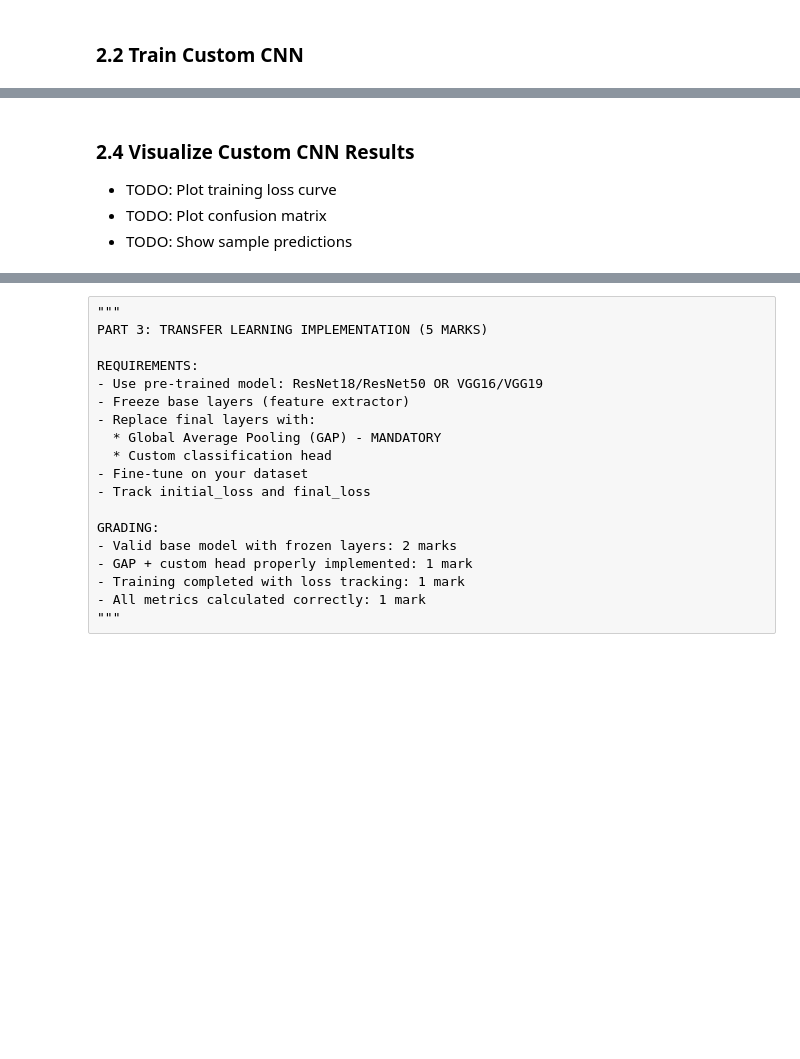
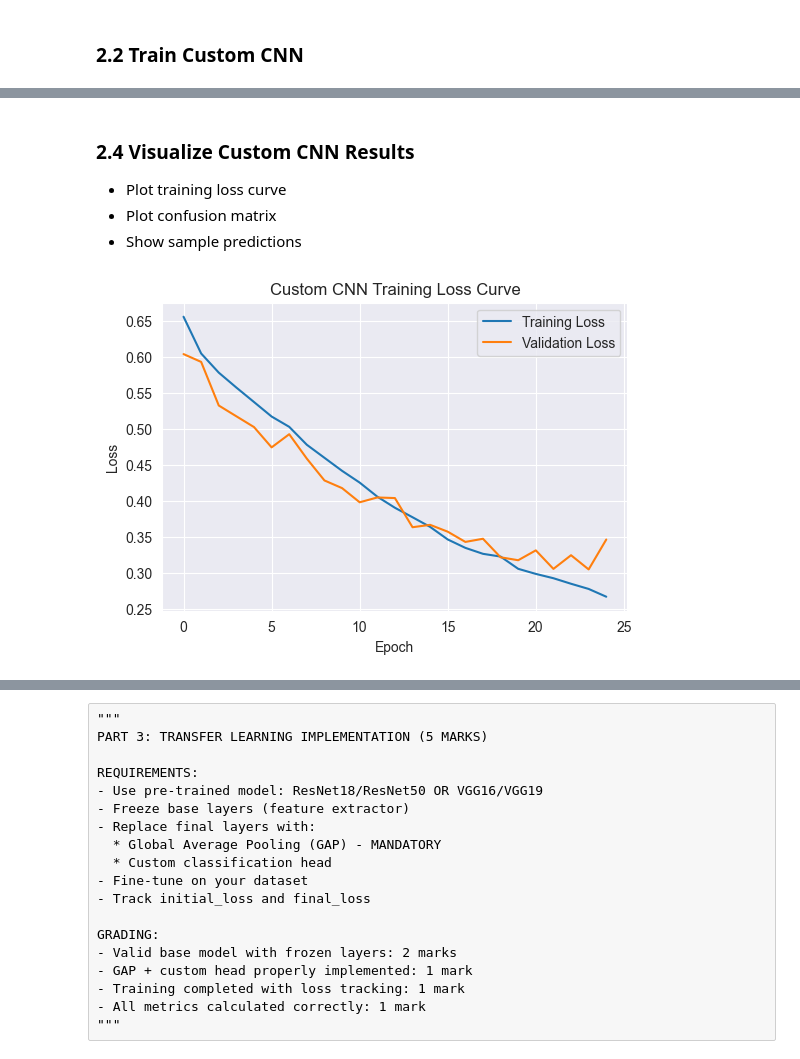
Before and after one commit to UjjwalMittal-wilp/DNN_Assignment2_CNN, a Jupyter notebook: 2025AA05626_cnn_assignment.ipynb, the cells around one changed output, grey strips where cells are left out. Drawn from its saved outputs; the diff is of its cells as text; code cells hidden in the pictures; blank space fills up the shorter version.

```diff
--- a/2025AA05626_cnn_assignment.ipynb
+++ b/2025AA05626_cnn_assignment.ipynb
@@ -157,10 +142,9 @@ Found 2000 images belonging to 2 classes.
 # %%
 # REQUIRED: Fill in these metadata fields
 dataset_name = "Cats vs Dogs"
-dataset_source = "Kaggle - Microsoft Cats vs Dogs"
+dataset_source = "Kaggle - Microsoft Cats vs Dogs : https://www.kaggle.com/datasets/salader/dogsvscats"
 n_samples = train_gen.samples + test_gen.samples
 n_classes = train_gen.num_classes
 samples_per_class = collections.Counter(train_gen.classes) + collections.Counter(test_gen.classes)
-print(samples_per_class)
-image_shape = [224, 224, 3]  # [height, width, channels]
+image_shape = [128, 128, 3]  # [height, width, channels]
 problem_type = "classification"
@@ -242,9 +369,6 @@ def build_custom_cnn(input_shape, n_classes):
         layers.GlobalAveragePooling2D(),
         layers.Dense(n_classes, activation='softmax')
     ])
-    model.compile(optimizer='adam', loss='categorical_crossentropy', metrics=['accuracy'])
+
     return model
-
-custom_model = build_custom_cnn()
-custom_model.summary()
 # %%
@@ -253,6 +401,11 @@ custom_cnn = build_custom_cnn(image_shape, n_classes)
 # %%
-# TODO: Compile model
+#  Compile model
 # For Keras: model.compile(optimizer='adam', loss='categorical_crossentropy', metrics=['accuracy'])
+custom_cnn.compile(
+  optimizer='adam',
+  loss='categorical_crossentropy',
+  metrics=['accuracy']
+)
 # For PyTorch: define optimizer and loss function
 # %% [markdown]
 ### 2.2 Train Custom CNN
@@ -263,4 +418,8 @@ custom_cnn_start_time = time.time()
 # %%
-# TODO: Train your model
+#  Train your model
 # For Keras: history = custom_cnn.fit(X_train, y_train, epochs=20, batch_size=32, validation_split=0.1)
-# For PyTorch: write training loop
+history_custom = custom_cnn.fit(
+    train_gen,
+    epochs=25,
+    validation_data=test_gen
+)
@@ -297,5 +502,19 @@ print(f"F1-Score:  {custom_cnn_f1:.4f}")
 # %% [markdown]
 ### 2.4 Visualize Custom CNN Results
-- TODO: Plot training loss curve
-- TODO: Plot confusion matrix
-- TODO: Show sample predictions
+-  Plot training loss curve
+-  Plot confusion matrix
+-  Show sample predictions
+# %%
+# Plot Training Loss Curve
+
+plt.figure(figsize=(6, 4))
+plt.plot(history_custom.history['loss'], label='Training Loss')
+plt.plot(history_custom.history.get('val_loss', []), label='Validation Loss')
+plt.xlabel("Epoch")
+plt.ylabel("Loss")
+plt.title("Custom CNN Training Loss Curve")
+plt.legend()
+plt.grid(True)
+plt.show()
+# %% [output]
+[figure, added]
```
Also changed, not shown: parts of 60 cells of this notebook.
